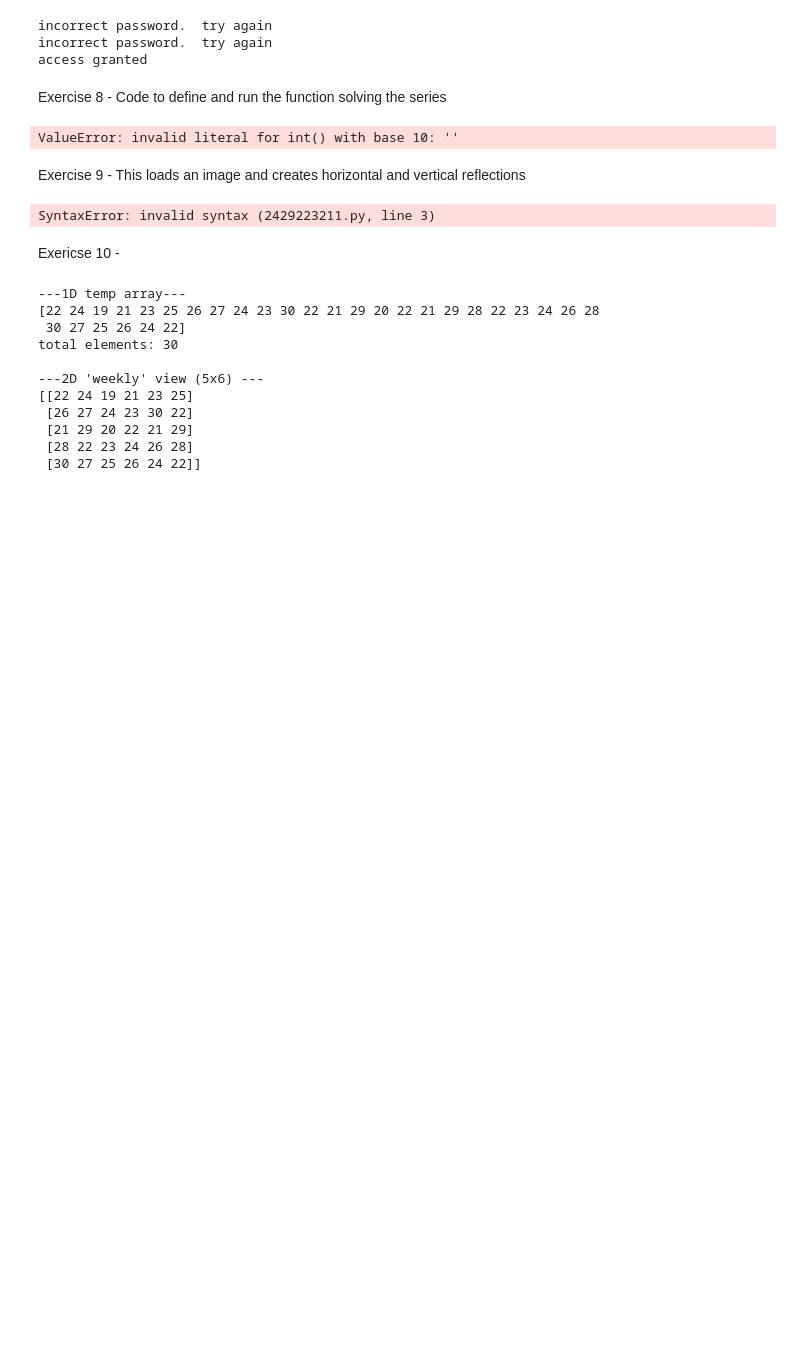
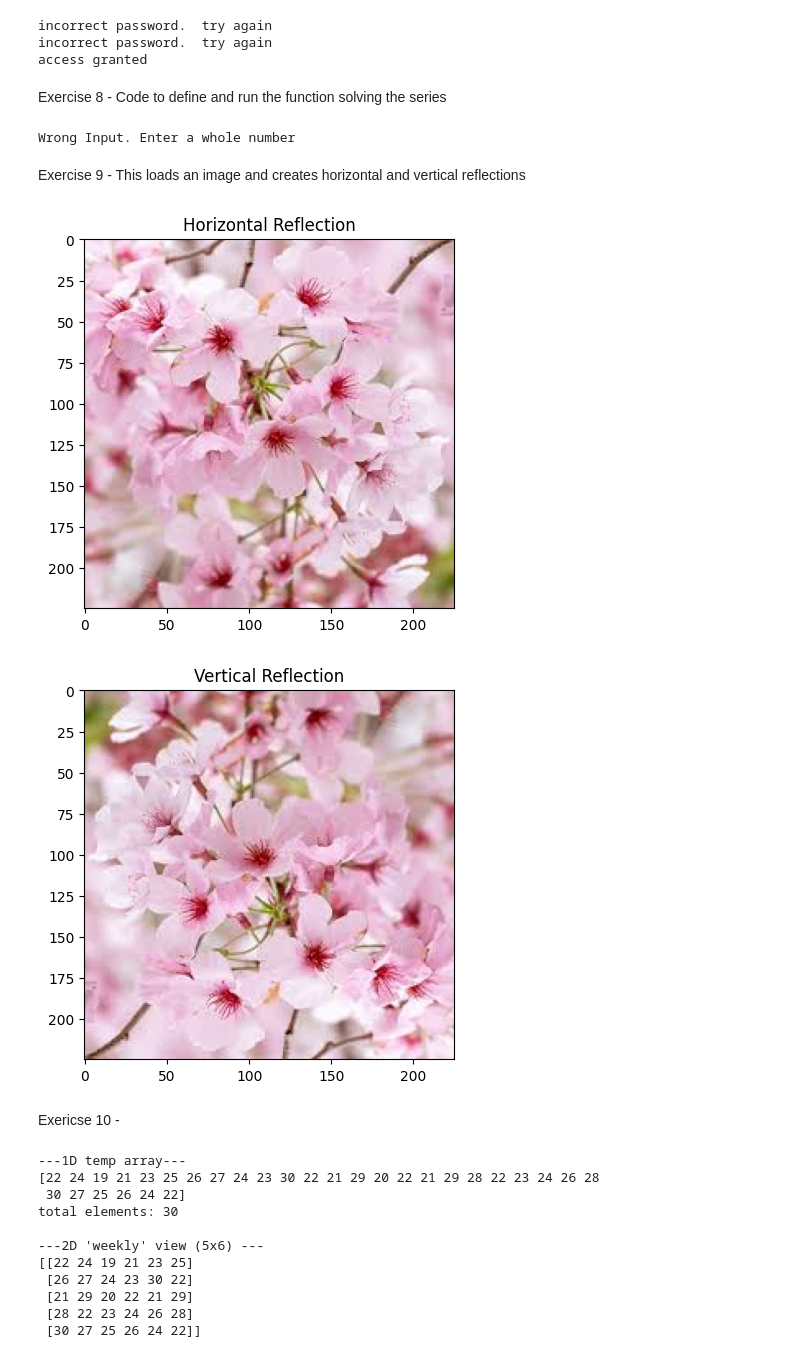
Before and after one commit to kelenyathi/UoP-2026, a Jupyter notebook: jupyter_notebook/portfolio.ipynb, the cells around one changed output. Cells and saved outputs as stored; diff of their text form; code cells hidden in the pictures; blank space fills up the shorter version.

```diff
--- a/jupyter_notebook/portfolio.ipynb
+++ b/jupyter_notebook/portfolio.ipynb
@@ -143,6 +142,7 @@ access granted
 # %% [markdown]
 Exercise 8 - Code ‍‍to ‍‍define ‍‍and‍ run‍ the ‍‍function‍ solving ‍‍the‍ series
 # %%
+#importing maths library
 import math
 def series (x,N):
     total=0
@@ -150,37 +150,46 @@ def series (x,N):
     for i in range (1, N +1):
         term=(x*(5**i)**2)/(i+math.factorial(i+1))
         total +=term
+    return total
+try:
+    val_x = int(input("Enter x:"))
+    val_N = int(input("Enter N:"))
 
-    return total
+    result=series(val_x, val_N)
+    print("Result:", result)
 
-x = int(input("Enter x:"))
-N = int(input("enter N:"))
-
-print("Result:", SERIES (x,N))
+except ValueError:
+    #message shown when whole number is not entered
+    print("Wrong Input. Enter a whole number")
 # %% [output]
-ValueError: invalid literal for int() with base 10: ''
+Wrong Input. Enter a whole number
 # %% [markdown]
 Exercise 9 - This loads an image and creates horizontal and vertical reflections
 # %%
+#import libraries
 import numpy as np
 import matplotlib.pyplot as plt
 from PIL import Image
 
-img= Image.open ("your_image.jpg")
+#image loacation provided
+img= Image.open ("/workspaces/UoP-2026/jupyter_notebook/flowers.jpeg")
 img_array = np.array (img)
 
+#direction image should be flipped
 horizontal = np.fliplr(img_array)
-vetical = np.flipud (img_array)
+vertical = np.flipud (img_array)
 
+#axis of image visualisation
 plt.imshow (horizontal)
-plt.tile ("Horizontal Reflection")
+plt.title ("Horizontal Reflection")
 plt.show()
 
 plt.imshow(vertical)
-plt.title("Vetical Reflection")
+plt.title("Vertical Reflection")
 plt.show()
 # %% [output]
-SyntaxError: invalid syntax (2429223211.py, line 3)
+[figure, added]
+[figure, added]
 # %% [markdown]
 Exericse 10 -
 # %%
```
Also changed, not shown: parts of 8 cells of this notebook, 1 other file.
